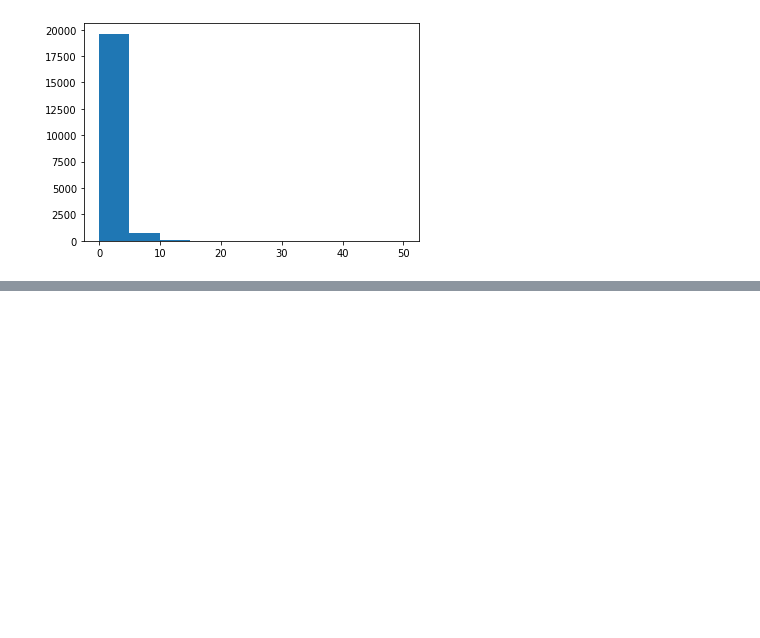
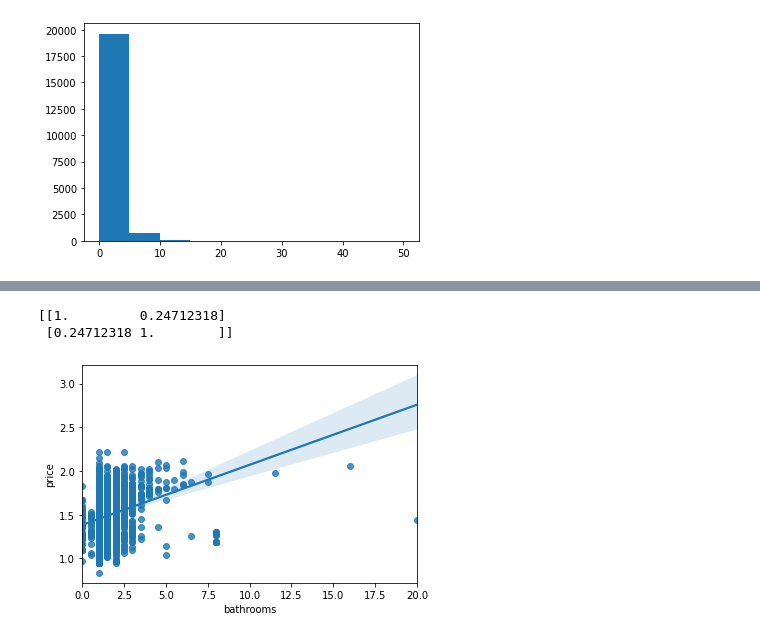
Before and after one commit to RyanXJu/Airbnb_Montreal, a Jupyter notebook: PricePrediction.ipynb, the cells around one changed output, grey strips where cells are left out. Saved outputs shown, nothing was run; the diff lists cells and outputs as text; code cells hidden in the pictures; blank space fills up the shorter version.

```diff
--- a/PricePrediction.ipynb
+++ b/PricePrediction.ipynb
@@ -214,0 +280,8 @@ plt.hist(df.beds.fillna(0))
+# %%
+sns.regplot(x=X_train.bathrooms,
+            y=np.log(np.log(y_train)),fit_reg=True)
+print (np.corrcoef(X_train.bathrooms, np.log((y_train))))
+# %% [output]
+[[1.         0.24712318]
+ [0.24712318 1.        ]]
+[figure, added]
```
Also changed, not shown: parts of 21 cells of this notebook.
